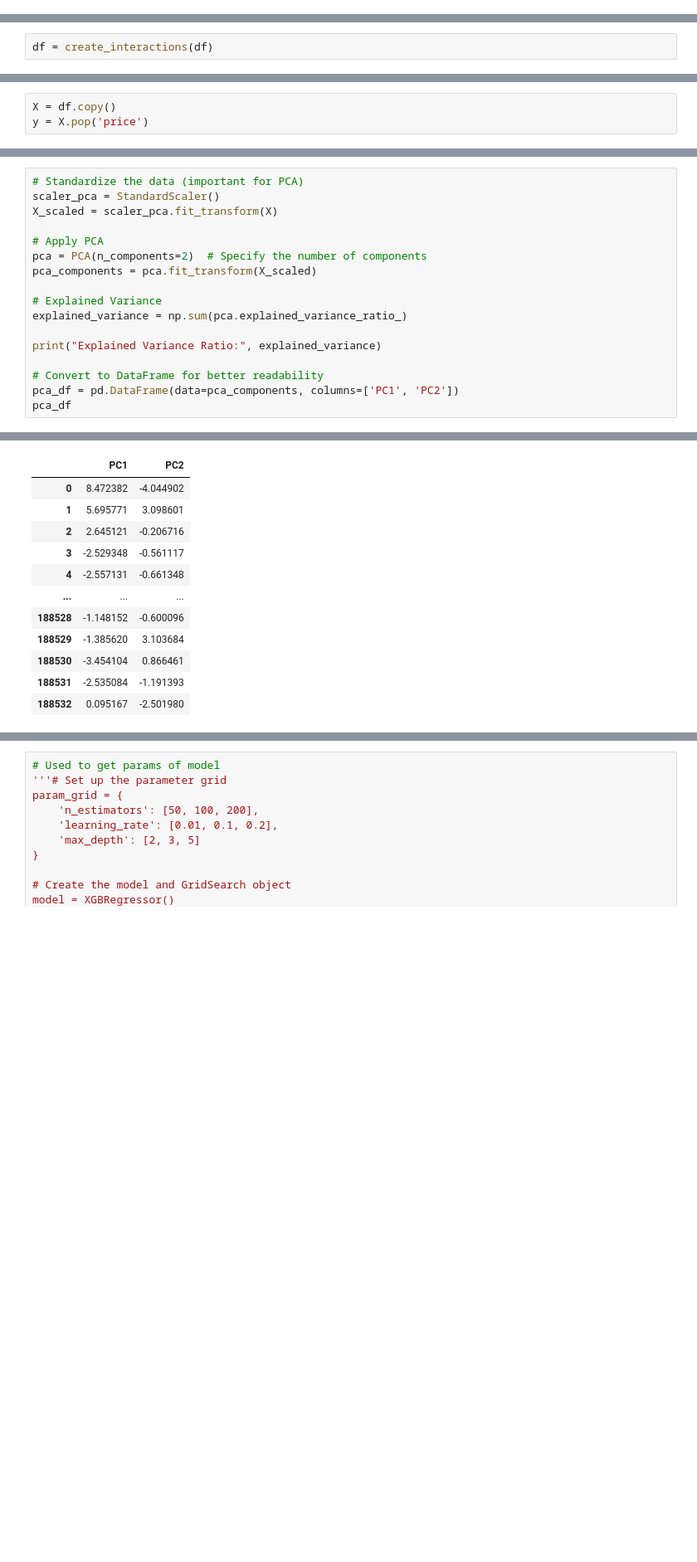
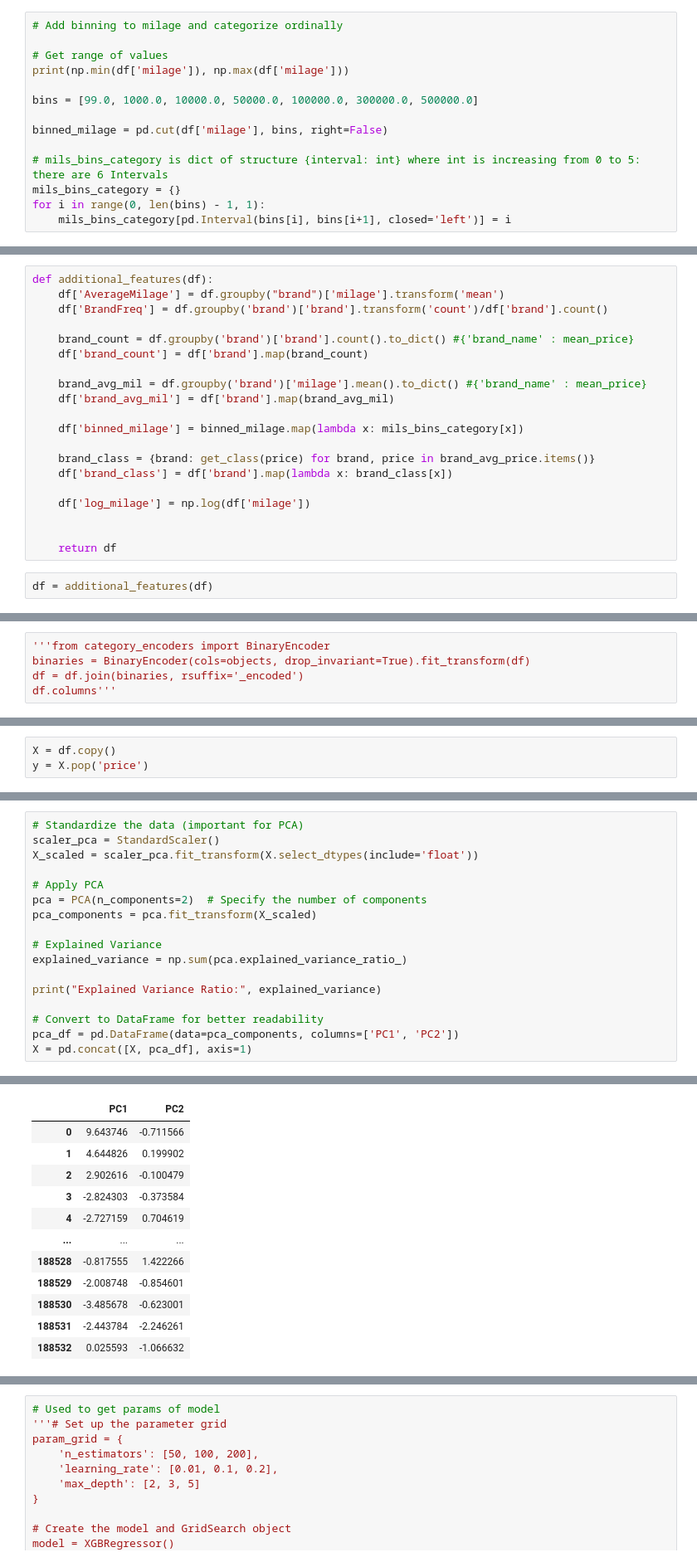
Before and after one commit to omkar-thite/used_car_regression_kaggle, a Jupyter notebook: used_car_regression.ipynb, the cells around one changed output, grey strips where cells are left out. Shown at 83% size. Drawn from its saved outputs; the diff is of its cells as text; blank space fills up the shorter version.

```diff
--- a/used_car_regression.ipynb
+++ b/used_car_regression.ipynb
@@ -287,0 +319,14 @@ dtype: int64
+# %%
+# Add binning to milage and categorize ordinally
+
+# Get range of values
+print(np.min(df['milage']), np.max(df['milage']))
+
+bins = [99.0, 1000.0, 10000.0, 50000.0, 100000.0, 300000.0, 500000.0]
+
+binned_milage = pd.cut(df['milage'], bins, right=False)
+
+# mils_bins_category is dict of structure {interval: int} where int is increasing from 0 to 5: there are 6 Intervals
+mils_bins_category = {}
+for i in range(0, len(bins) - 1, 1):
+    mils_bins_category[pd.Interval(bins[i], bins[i+1], closed='left')] = i
@@ -288,2 +364,22 @@ dtype: int64
+# %%
+def additional_features(df):
+    df['AverageMilage'] = df.groupby("brand")['milage'].transform('mean')
+    df['BrandFreq'] = df.groupby('brand')['brand'].transform('count')/df['brand'].count()
+
+    brand_count = df.groupby('brand')['brand'].count().to_dict() #{'brand_name' : mean_price}
+    df['brand_count'] = df['brand'].map(brand_count)
+
+    brand_avg_mil = df.groupby('brand')['milage'].mean().to_dict() #{'brand_name' : mean_price}
+    df['brand_avg_mil'] = df['brand'].map(brand_avg_mil)
+
+    df['binned_milage'] = binned_milage.map(lambda x: mils_bins_category[x])
+
+    brand_class = {brand: get_class(price) for brand, price in brand_avg_price.items()}
+    df['brand_class'] = df['brand'].map(lambda x: brand_class[x])
+
+    df['log_milage'] = np.log(df['milage'])
+
+
+    return df
 # %%
-df = create_interactions(df)
+df = additional_features(df)
@@ -292,0 +386,5 @@ df['BrandFreq'] = df.groupby('brand')['brand'].transform('count')/df['brand'].co
+# %%
+'''from category_encoders import BinaryEncoder
+binaries = BinaryEncoder(cols=objects, drop_invariant=True).fit_transform(df)
+df = df.join(binaries, rsuffix='_encoded')
+df.columns'''
@@ -361,7 +451,7 @@ dtype: int64
 # %%
 # Standardize the data (important for PCA)
 scaler_pca = StandardScaler()
-X_scaled = scaler_pca.fit_transform(X)
+X_scaled = scaler_pca.fit_transform(X.select_dtypes(include='float'))
 
 # Apply PCA
 pca = PCA(n_components=2)  # Specify the number of components
@@ -374,5 +464,5 @@ print("Explained Variance Ratio:", explained_variance)
 
 # Convert to DataFrame for better readability
 pca_df = pd.DataFrame(data=pca_components, columns=['PC1', 'PC2'])
-pca_df
+X = pd.concat([X, pca_df], axis=1)
 # %% [output]
@@ -380,13 +470,13 @@ Explained Variance Ratio: 0.3265216923547145
 |  | PC1 | PC2 |
-| 0 | 8.472382 | -4.044902 |
-| 1 | 5.695771 | 3.098601 |
-| 2 | 2.645121 | -0.206716 |
-| 3 | -2.529348 | -0.561117 |
-| 4 | -2.557131 | -0.661348 |
+| 0 | 9.643746 | -0.711566 |
+| 1 | 4.644826 | 0.199902 |
+| 2 | 2.902616 | -0.100479 |
+| 3 | -2.824303 | -0.373584 |
+| 4 | -2.727159 | 0.704619 |
 | ... | ... | ... |
-| 188528 | -1.148152 | -0.600096 |
-| 188529 | -1.385620 | 3.103684 |
-| 188530 | -3.454104 | 0.866461 |
-| 188531 | -2.535084 | -1.191393 |
-| 188532 | 0.095167 | -2.501980 |
+| 188528 | -0.817555 | 1.422266 |
+| 188529 | -2.008748 | -0.854601 |
+| 188530 | -3.485678 | -0.623001 |
+| 188531 | -2.443784 | -2.246261 |
+| 188532 | 0.025593 | -1.066632 |
 188533 rows × 2 columns
```
Also changed, not shown: parts of 71 cells of this notebook.
